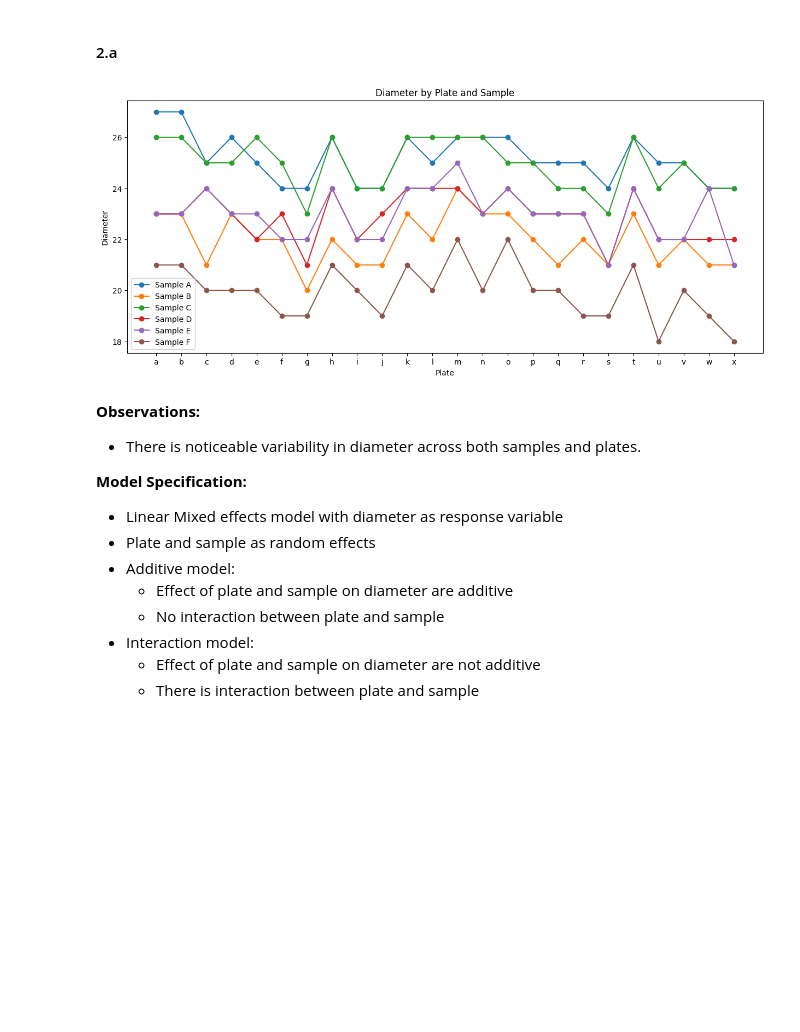
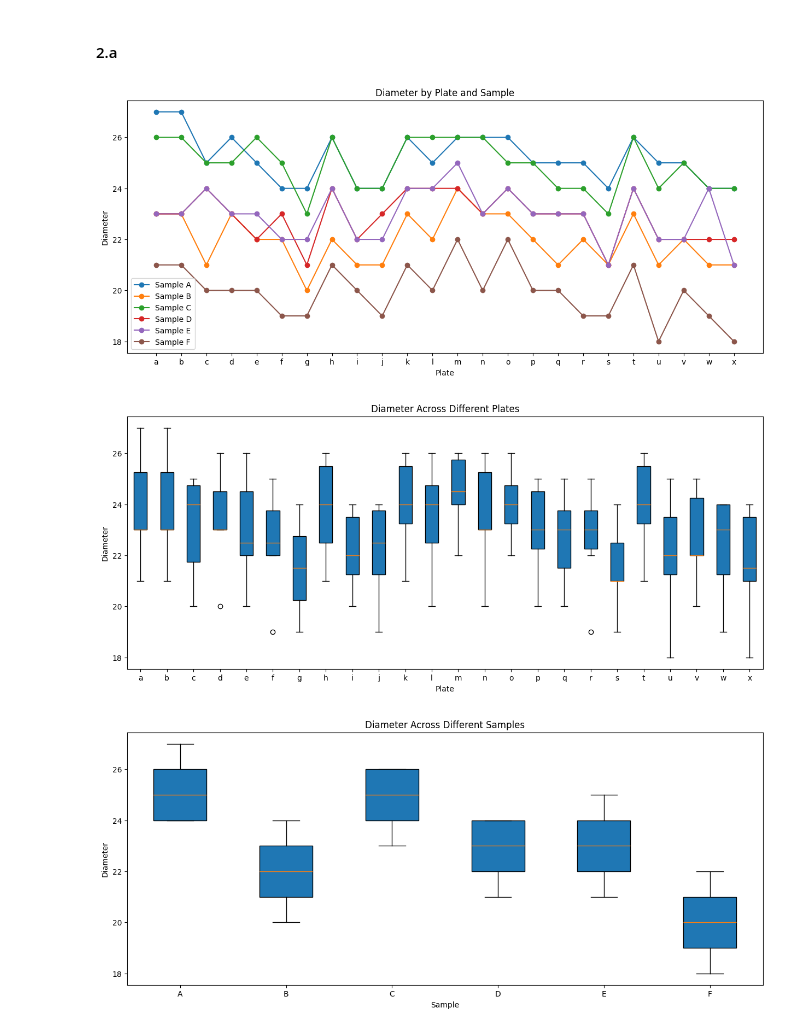
Before and after one commit to madhukar01/stats_exercise, a Jupyter notebook: ex04/solution.ipynb, the cells around one changed output. Drawn from its saved outputs; the diff is of its cells as text; code cells hidden in the pictures; blank space fills up the shorter version.

```diff
--- a/ex04/solution.ipynb
+++ b/ex04/solution.ipynb
@@ -248,37 +252,63 @@ penicillin = pd.read_csv("penicillin.csv")
 # %%
 plt.figure(figsize=(15, 6))
 
 # group the data by plate and sample and calculate the mean diameter
 grouped_data = penicillin.groupby(["plate", "sample"]).mean().reset_index()
 
 # plot the mean diameter
 for sample in grouped_data["sample"].unique():
     sample_data = grouped_data[grouped_data["sample"] == sample]
     plt.plot(
         sample_data["plate"],
         sample_data["diameter"],
         label=f"Sample {sample}",
         marker="o",
     )
 
 plt.title("Diameter by Plate and Sample")
 plt.xlabel("Plate")
 plt.ylabel("Diameter")
 plt.xticks(grouped_data["plate"].unique())
 plt.legend(loc="best")
 plt.show()
+
+# Plot for diameter across different plates
+plt.figure(figsize=(15, 6))
+plt.boxplot(
+    [
+        penicillin[penicillin["plate"] == plate]["diameter"]
+        for plate in penicillin["plate"].unique()
+    ],
+    patch_artist=True,
+)
+plt.title("Diameter Across Different Plates")
+plt.xlabel("Plate")
+plt.ylabel("Diameter")
+plt.xticks(
+    ticks=range(1, len(penicillin["plate"].unique()) + 1),
+    labels=penicillin["plate"].unique(),
+)
+plt.show()
+
+
+# Plot for diameter across different samples
+plt.figure(figsize=(15, 6))
+plt.boxplot(
+    [
+        penicillin[penicillin["sample"] == sample]["diameter"]
+        for sample in penicillin["sample"].unique()
+    ],
+    patch_artist=True,
+)
+plt.title("Diameter Across Different Samples")
+plt.xlabel("Sample")
+plt.ylabel("Diameter")
+plt.xticks(
+    ticks=range(1, len(penicillin["sample"].unique()) + 1),
+    labels=penicillin["sample"].unique(),
+)
+plt.show()
 # %% [output]
 [figure]
+[figure, added]
+[figure, added]
-# %% [markdown]
-**Observations:**
-- There is noticeable variability in diameter across both samples and plates.
-
-**Model Specification:**
-- Linear Mixed effects model with diameter as response variable
-- Plate and sample as random effects
-- Additive model:
-    - Effect of plate and sample on diameter are additive
-    - No interaction between plate and sample
-- Interaction model:
-    - Effect of plate and sample on diameter are not additive
-    - There is interaction between plate and sample
```
Also changed, not shown: parts of 30 cells of this notebook.
